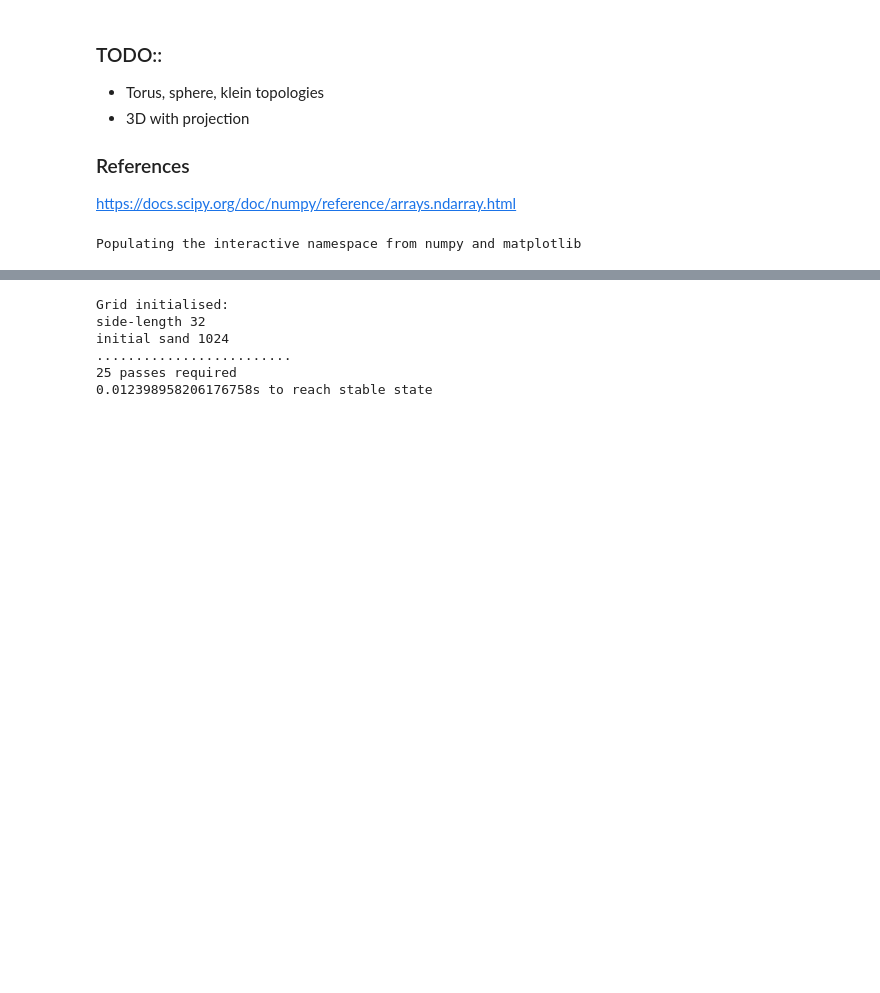
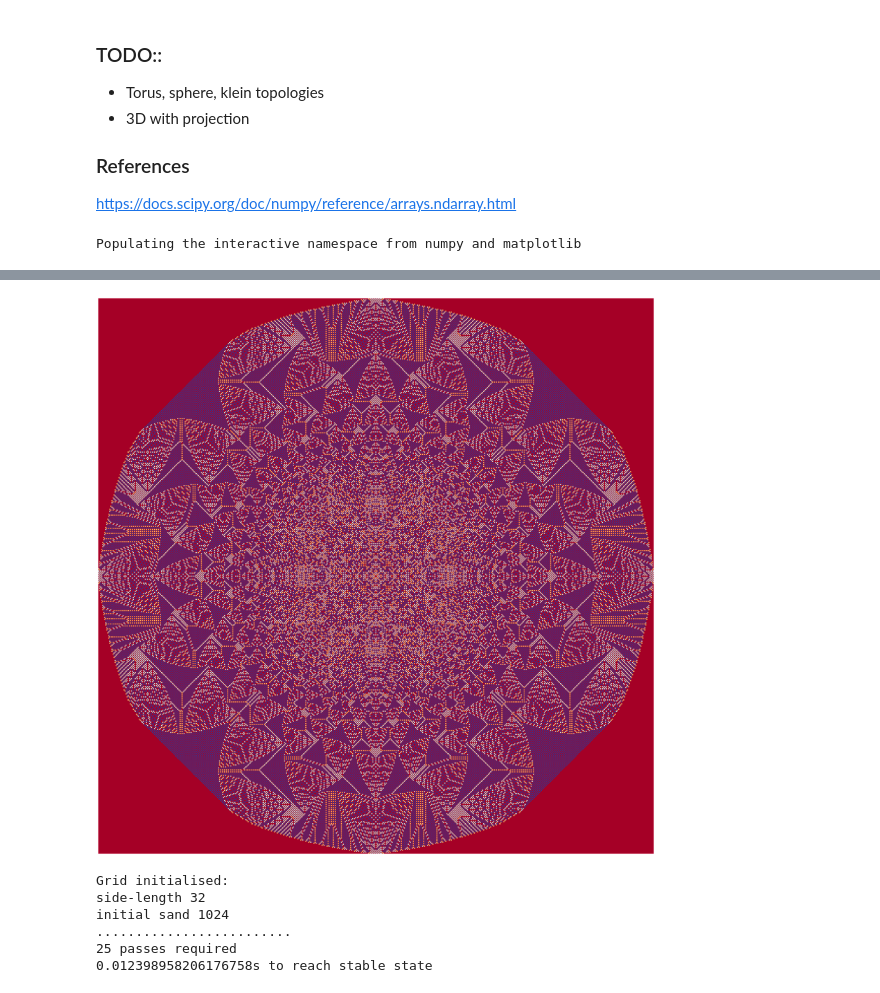
Before and after one commit to sminez/recreational_mathematics, a Jupyter notebook: Sandpiles/Sandpiles.ipynb, the cells around one changed output, grey strips where cells are left out. Cells and saved outputs as stored; diff of their text form; code cells hidden in the pictures; blank space fills up the shorter version.

```diff
--- a/Sandpiles/Sandpiles.ipynb
+++ b/Sandpiles/Sandpiles.ipynb
@@ -109,3 +107,8 @@ convert o+_4-22.gif \( +clone -set delay 500 \) +swap +delete o+_4-22.gif
+# %%
+data = from_csv(18, "x", ".")
+visualise(data, 30)
+# %% [output]
+[figure, added]
 # %%
 s = SandHeap(10, 'o+')
 g = s.topple(True)
```
Also changed, not shown: parts of 3 cells of this notebook, 12 other files.
